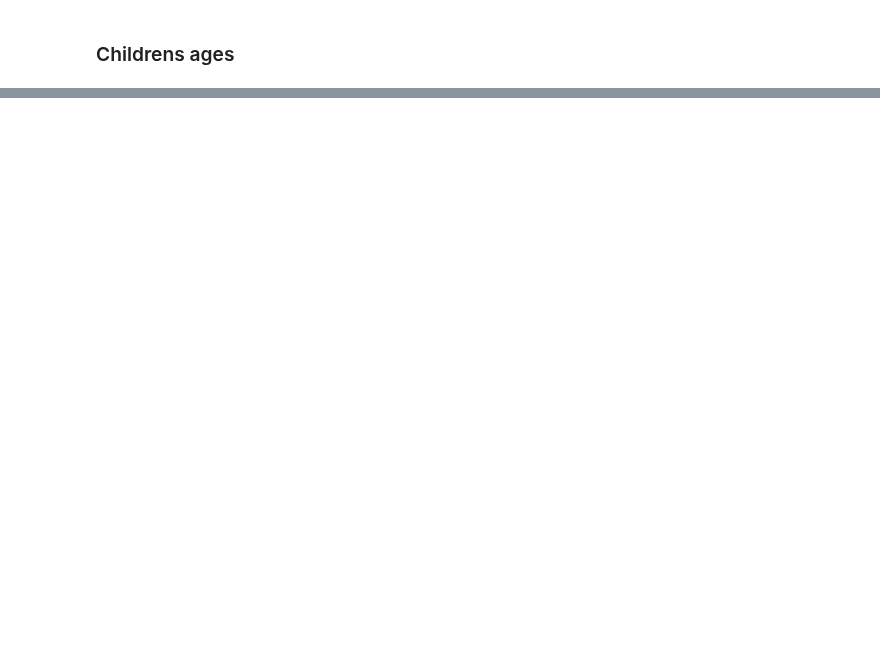
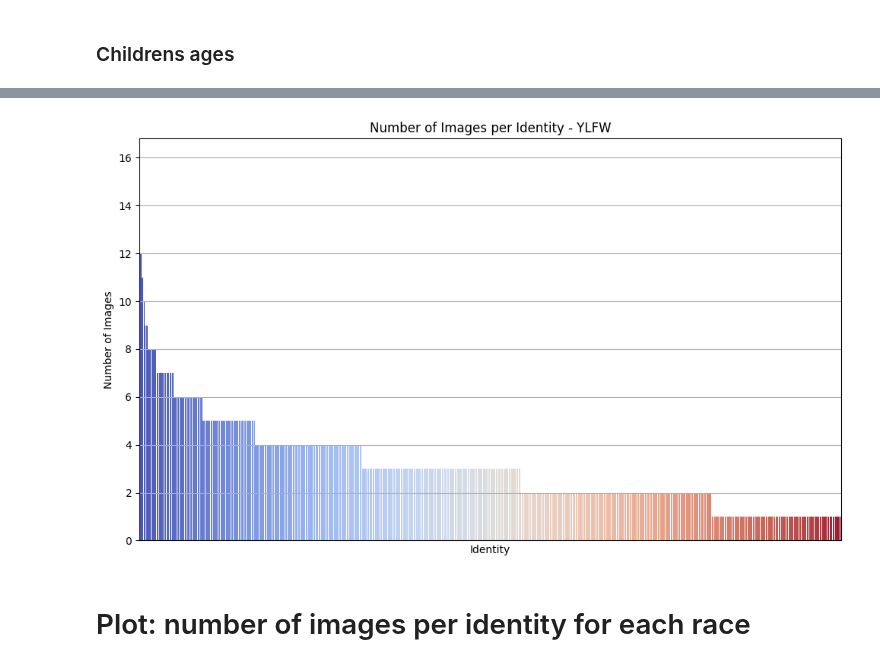
Before and after one commit to Kat-Gabi/Master_Thesis, a Jupyter notebook: notebooks/data_vis/age-estimation_stats.ipynb, the cells around one changed output, grey strips where cells are left out. Cells and saved outputs as stored; diff of their text form; code cells hidden in the pictures; blank space fills up the shorter version.

```diff
--- a/notebooks/data_vis/age-estimation_stats.ipynb
+++ b/notebooks/data_vis/age-estimation_stats.ipynb
@@ -158,0 +190,35 @@ plot_age_group_distribution(df_RFW)
+# %%
+image_counts = df_YLFW['Identity'].value_counts().reset_index()
+image_counts.columns = ['Identity', 'Image Count']
+# %%
+def plot_images_per_identity_distribution(df, title, figsize=(10, 6)):
+    """
+    Plots the distribution of the number of images per identity within the provided DataFrame.
+
+    Parameters:
+    - df: Pandas DataFrame containing an 'Identity' column.
+    - figsize: tuple, optional, default (10, 6)
+        The dimensions for the figure size.
+    """
+    # Count the number of images per identity
+    image_counts = df['Identity'].value_counts().reset_index()
+    image_counts.columns = ['Identity', 'Image Count']
+
+    # Create the plot
+    plt.figure(figsize=figsize)
+    ax = sns.barplot(data=image_counts, x='Identity', y='Image Count', palette='coolwarm')
+    plt.title(f"Number of Images per Identity - {title}")
+    plt.xlabel("Identity")
+    plt.ylabel("Number of Images")
+    plt.xticks([])  # Hide x-axis ticks
+    plt.grid(axis='y')
+
+    # Show the plot with a better layout
+    plt.tight_layout()
+    plt.show()
+# %%
+plot_images_per_identity_distribution(df_YLFW, 'YLFW')
+# %% [output]
+[figure, added]
+# %% [markdown]
+# Plot: number of images per identity for each race
```
Also changed, not shown: parts of 16 cells of this notebook.
